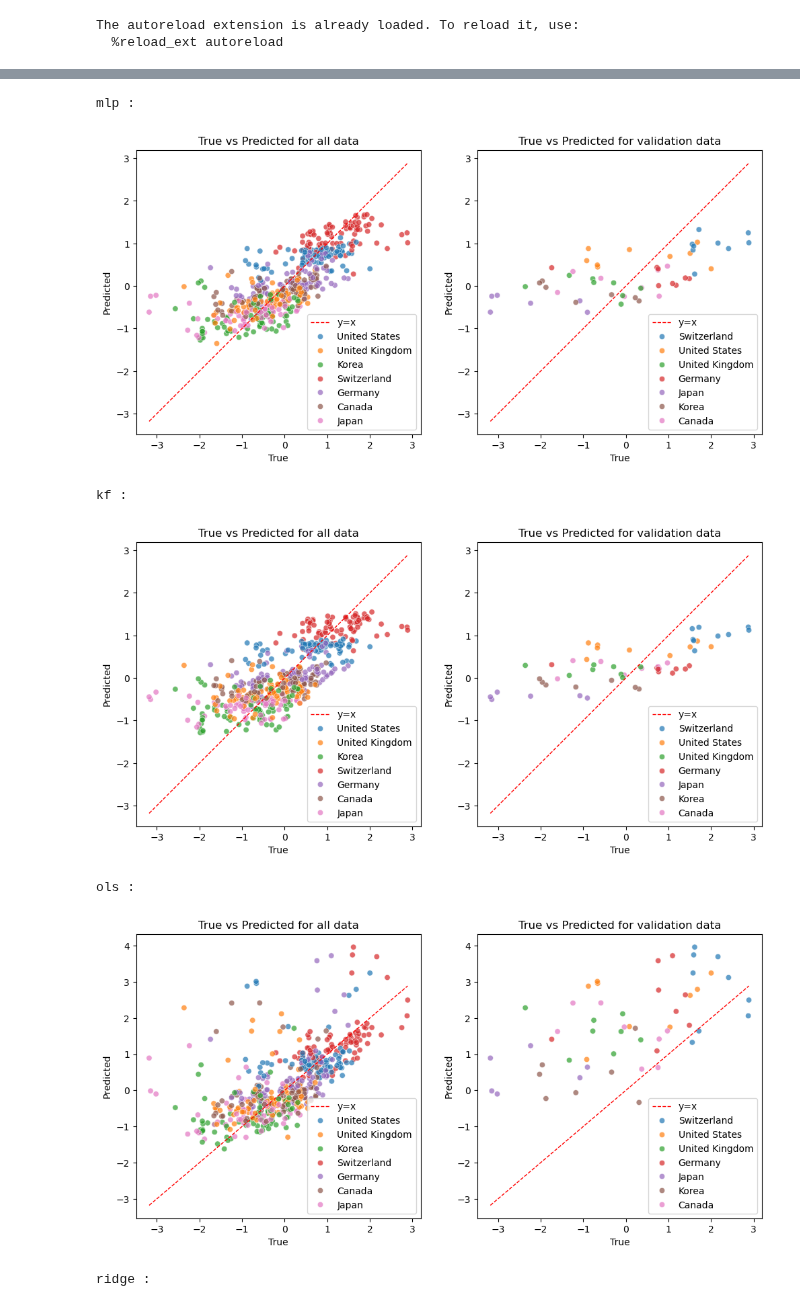
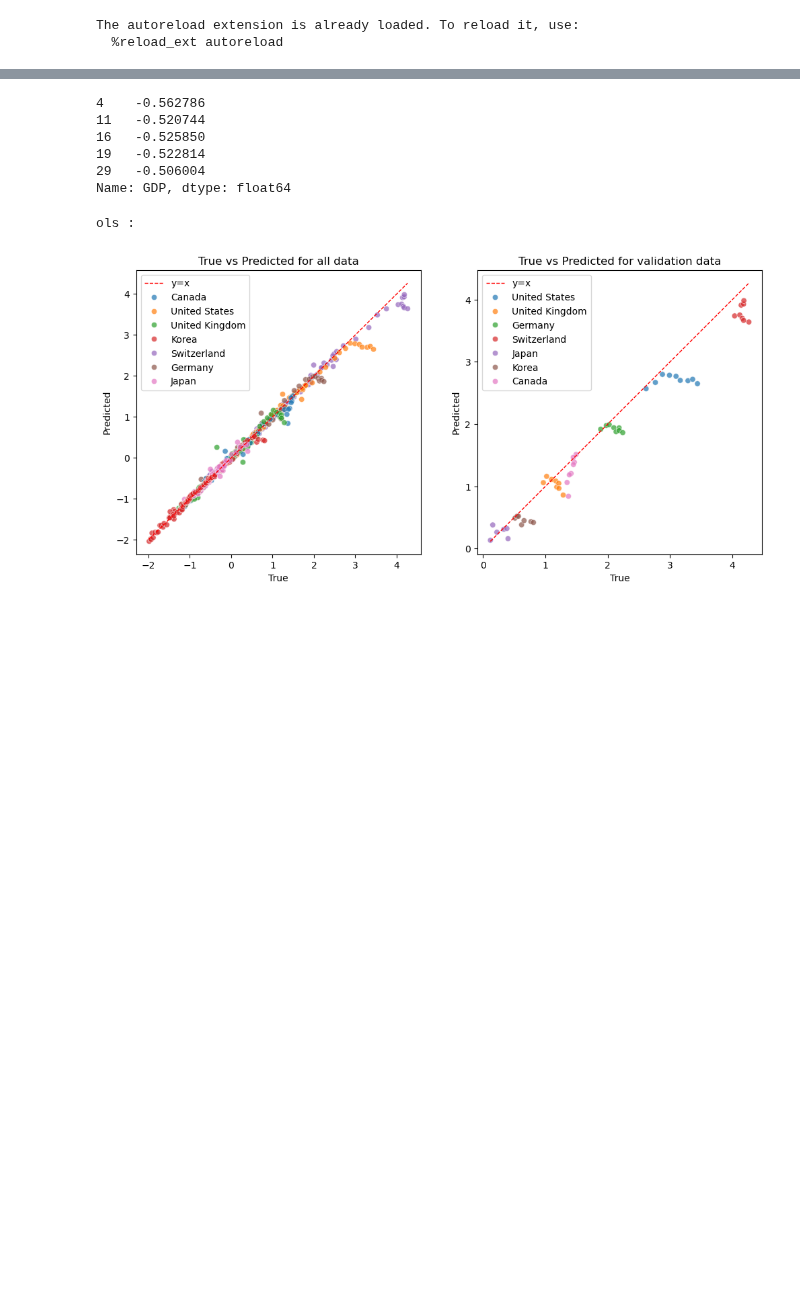
Before and after one commit to theS3b/Smoothing-Techniques-for-Predicting-High-Frequency-Time-Series, a Jupyter notebook: main.ipynb, the cells around one changed output, grey strips where cells are left out. Saved outputs shown, nothing was run; the diff lists cells and outputs as text; code cells hidden in the pictures; blank space fills up the shorter version.

Commit message:
add better lagged gdp in X, ability to take delta or pct change in GDP as y

```diff
--- a/main.ipynb
+++ b/main.ipynb
@@ -23,5 +23,7 @@ The autoreload extension is already loaded. To reload it, use:
 # %%
 SEED = 0
 EPS = 1e-6
+
 TRAIN_PROPORTION = 0.9
-TAKE_GDP_DELTA = True
+PAST_GDPS = None # e.g. range(1, 3) or [1, 2]
+MODE = None # None | "pct" | "diff"
@@ -69,0 +30,10 @@ country_valid = countries.values[number_train:]
+# %%
+data, all_gdps = load_data()
+
+print(f"Data shape: {data.shape}")
+
+number_train = np.floor(data.shape[0] * TRAIN_PROPORTION).astype(int)
+
+X_train, y_train, X_valid, y_valid, country_train, country_valid, y_mean, y_std = preprocess_data(data=data, epsilon=EPS, number_train=number_train, mode=MODE, all_gdps=all_gdps, past_gdp_lags=PAST_GDPS)
+
+X_train[country_train == "Switzerland"].head()
@@ -70,9 +55,17 @@ country_valid = countries.values[number_train:]
+# %%
+y_train[country_train == "Switzerland"].head()
+# %% [output]
+4    -0.562786
+11   -0.520744
+16   -0.525850
+19   -0.522814
+29   -0.506004
+Name: GDP, dtype: float64
 # %%
 models = {
-    'mlp': MLP(seed=SEED, n_models=5),
-    'kf': KalmanFilterMLP(seed=SEED),
+    #'mlp': MLP(seed=SEED, n_models=5),
+    #'kf': KalmanFilterMLP(seed=SEED),
     'ols': OLS(),
-    'ridge': RidgeRegression(seed=SEED, alphe=0.1, max_iters=500)
 }
 
 y_pred_train = {}
@@ -88,8 +81,8 @@ for model in models:
     y_pred_valid[f'y_pred_{model}'] = models[model].predict(X_valid, countries=country_valid) if model == 'kf' else models[model].predict(X_valid)
 # %%
 # Associate the result by country
-y_pred_valid_country = pd.DataFrame(dict({'date': X['date'][number_train:], 'country': country_valid, 'y_true': y_valid}, **y_pred_valid))
-y_pred_train_country = pd.DataFrame(dict({'date': X['date'][:number_train], 'country': country_train, 'y_true': y_train}, **y_pred_train))
+y_pred_valid_country = pd.DataFrame(dict({'date': X_valid['date'], 'country': country_valid, 'y_true': y_valid}, **y_pred_valid))
+y_pred_train_country = pd.DataFrame(dict({'date': X_train['date'], 'country': country_train, 'y_true': y_train}, **y_pred_train))
 
 # Put together the train and the validation set
 predictions = pd.concat([y_pred_train_country, y_pred_valid_country])
@@ -102,37 +95,32 @@ predictions_melted = predictions.melt(
 
 def plot_predictions_against_true(df, true_key="y_true", pred_key="y_pred"):
     plt.figure(figsize=(12, 6))
 
     ax = plt.subplot(1, 2, 1)
     ax.set_box_aspect(1)
 
     plt.plot([np.min(predictions[true_key]), np.max(predictions[true_key])], [np.min(predictions[true_key]), np.max(predictions[true_key])], color='red', linewidth=1, linestyle='--', label='y=x')
     sns.scatterplot(x=true_key, y=pred_key, data=predictions, hue='country', alpha=0.7)
     plt.title('True vs Predicted for all data')
     plt.xlabel('True')
     plt.ylabel('Predicted')
     plt.legend()
 
     ax = plt.subplot(1, 2, 2)
     ax.set_box_aspect(1)
 
     plt.plot([np.min(y_pred_valid_country[true_key]), np.max(y_pred_valid_country[true_key])], [np.min(y_pred_valid_country[true_key]), np.max(y_pred_valid_country[true_key])], color='red', linewidth=1, linestyle='--', label='y=x')
     sns.scatterplot(x=true_key, y=pred_key, data=y_pred_valid_country, hue='country', alpha=0.7)
     plt.title('True vs Predicted for validation data')
     plt.xlabel('True')
     plt.ylabel('Predicted')
     plt.legend()
 
     plt.show()
 
 for model in models:
     print(f'{model} :')
     plot_predictions_against_true(predictions, true_key="y_true", pred_key=f"y_pred_{model}")
 # %% [output]
-mlp :
+ols :
-[figure, old version]
+[figure, new version]
-kf :
-[figure, removed]
-ols :
-[figure, removed]
-ridge :
```
Also changed, not shown: parts of 6 cells of this notebook, 2 other files.
